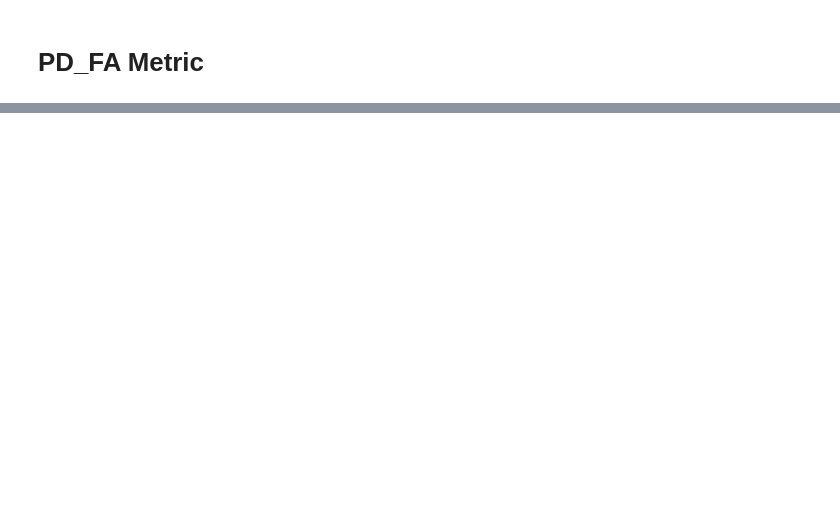
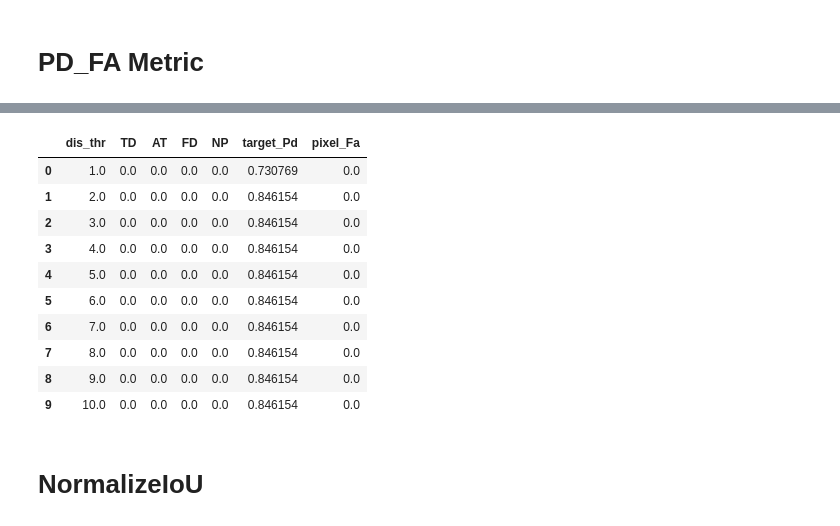
Before and after one commit to BinarySOS/BinarySOSMetrics, a Jupyter notebook: notebook/tutorials.ipynb, the cells around one changed output, grey strips where cells are left out. Saved outputs shown, nothing was run; the diff lists cells and outputs as text; code cells hidden in the pictures; blank space fills up the shorter version.

```diff
--- a/notebook/tutorials.ipynb
+++ b/notebook/tutorials.ipynb
@@ -204,0 +318,16 @@ PD_FAMetric.update() took 0.00s each time.
+# %%
+Metric.table
+# %% [output]
+|  | dis_thr | TD | AT | FD | NP | target_Pd | pixel_Fa |
+| 0 | 1.0 | 0.0 | 0.0 | 0.0 | 0.0 | 0.730769 | 0.0 |
+| 1 | 2.0 | 0.0 | 0.0 | 0.0 | 0.0 | 0.846154 | 0.0 |
+| 2 | 3.0 | 0.0 | 0.0 | 0.0 | 0.0 | 0.846154 | 0.0 |
+| 3 | 4.0 | 0.0 | 0.0 | 0.0 | 0.0 | 0.846154 | 0.0 |
+| 4 | 5.0 | 0.0 | 0.0 | 0.0 | 0.0 | 0.846154 | 0.0 |
+| 5 | 6.0 | 0.0 | 0.0 | 0.0 | 0.0 | 0.846154 | 0.0 |
+| 6 | 7.0 | 0.0 | 0.0 | 0.0 | 0.0 | 0.846154 | 0.0 |
+| 7 | 8.0 | 0.0 | 0.0 | 0.0 | 0.0 | 0.846154 | 0.0 |
+| 8 | 9.0 | 0.0 | 0.0 | 0.0 | 0.0 | 0.846154 | 0.0 |
+| 9 | 10.0 | 0.0 | 0.0 | 0.0 | 0.0 | 0.846154 | 0.0 |
+# %% [markdown]
+# NormalizeIoU
```
Also changed, not shown: parts of 12 cells of this notebook.
